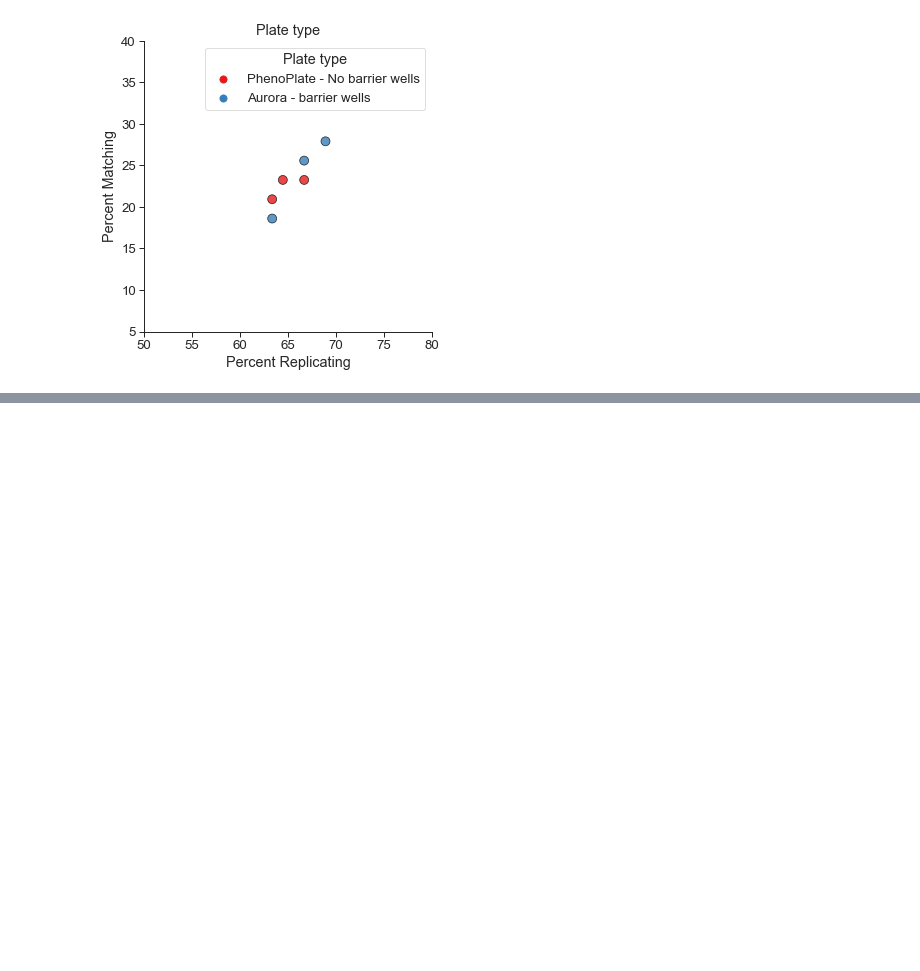
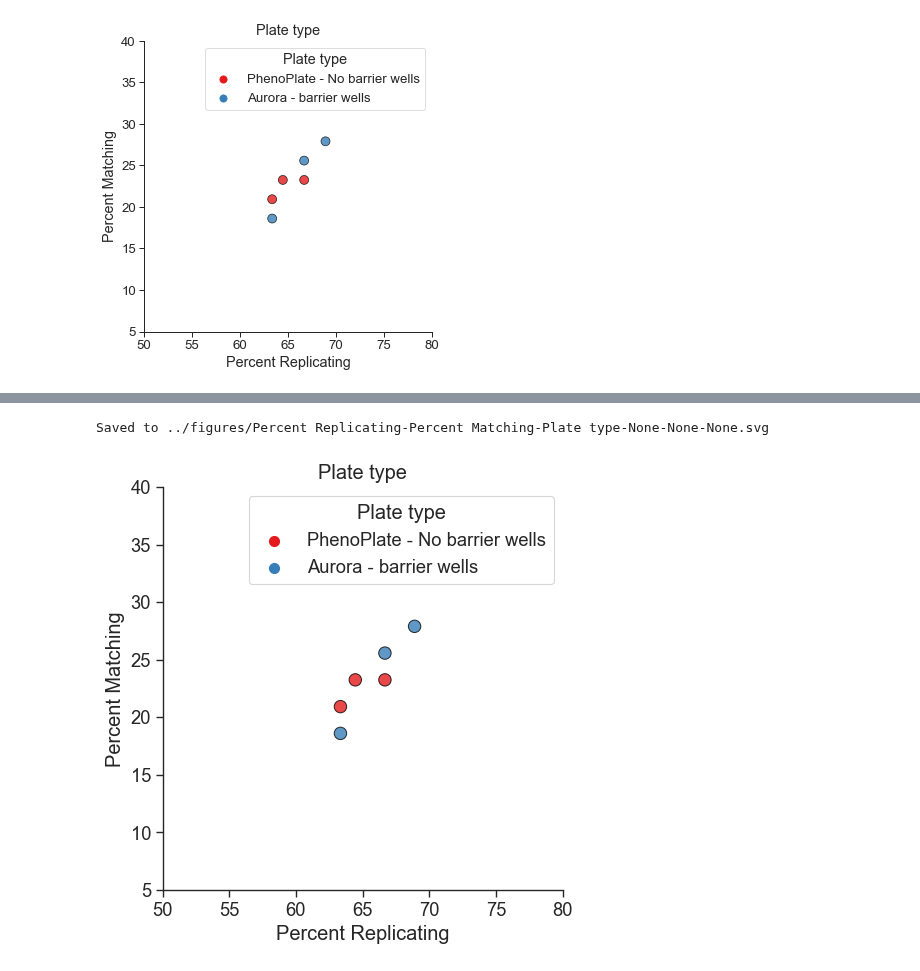
Before and after one commit to carpenter-singh-lab/2023_Cimini_NatureProtocols, a Jupyter notebook: notebooks/AssessPlates.ipynb, the cells around one changed output, grey strips where cells are left out. Cells and saved outputs as stored; diff of their text form; code cells hidden in the pictures; blank space fills up the shorter version.

Commit message:
Plate type SVG

```diff
--- a/notebooks/AssessPlates.ipynb
+++ b/notebooks/AssessPlates.ipynb
@@ -74,0 +84,10 @@ plate_df.to_csv(f'checkpoint_csvs/{variable_to_save}.csv',index=False)
+# %%
+variable = 'Plate type'
+variable_to_save = variable.replace(' ','_')
+# %%
+plate_df = pandas.read_csv(f'checkpoint_csvs/{variable_to_save}.csv')
+# %%
+plot_two_comparisons(df=plate_df,hue=variable,title_variable=variable,facet_kws={'legend_out':False})
+# %% [output]
+Saved to ../figures/Percent Replicating-Percent Matching-Plate type-None-None-None.svg
+[figure, added]
```
Also changed, not shown: parts of 2 cells of this notebook, 2 other files.
